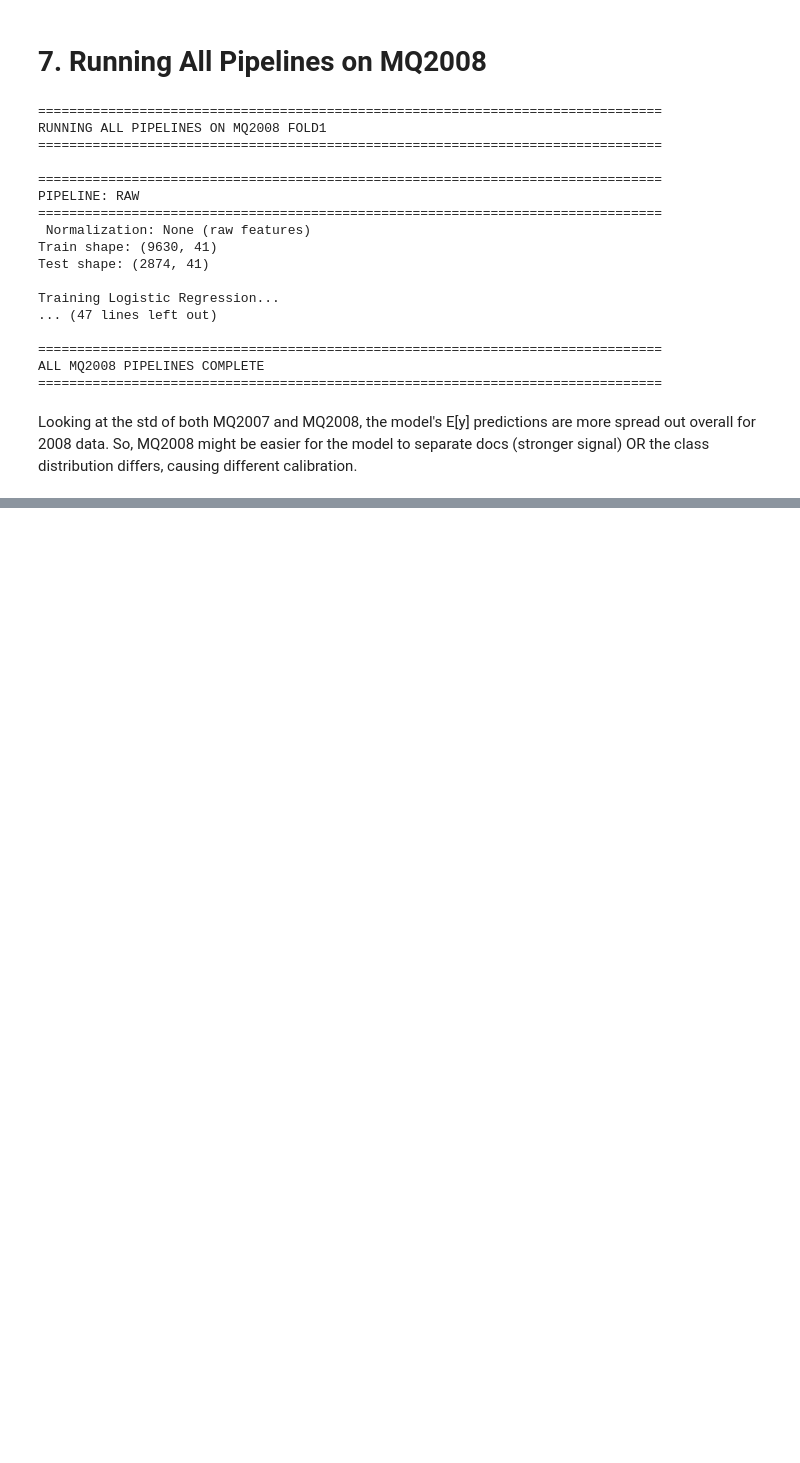
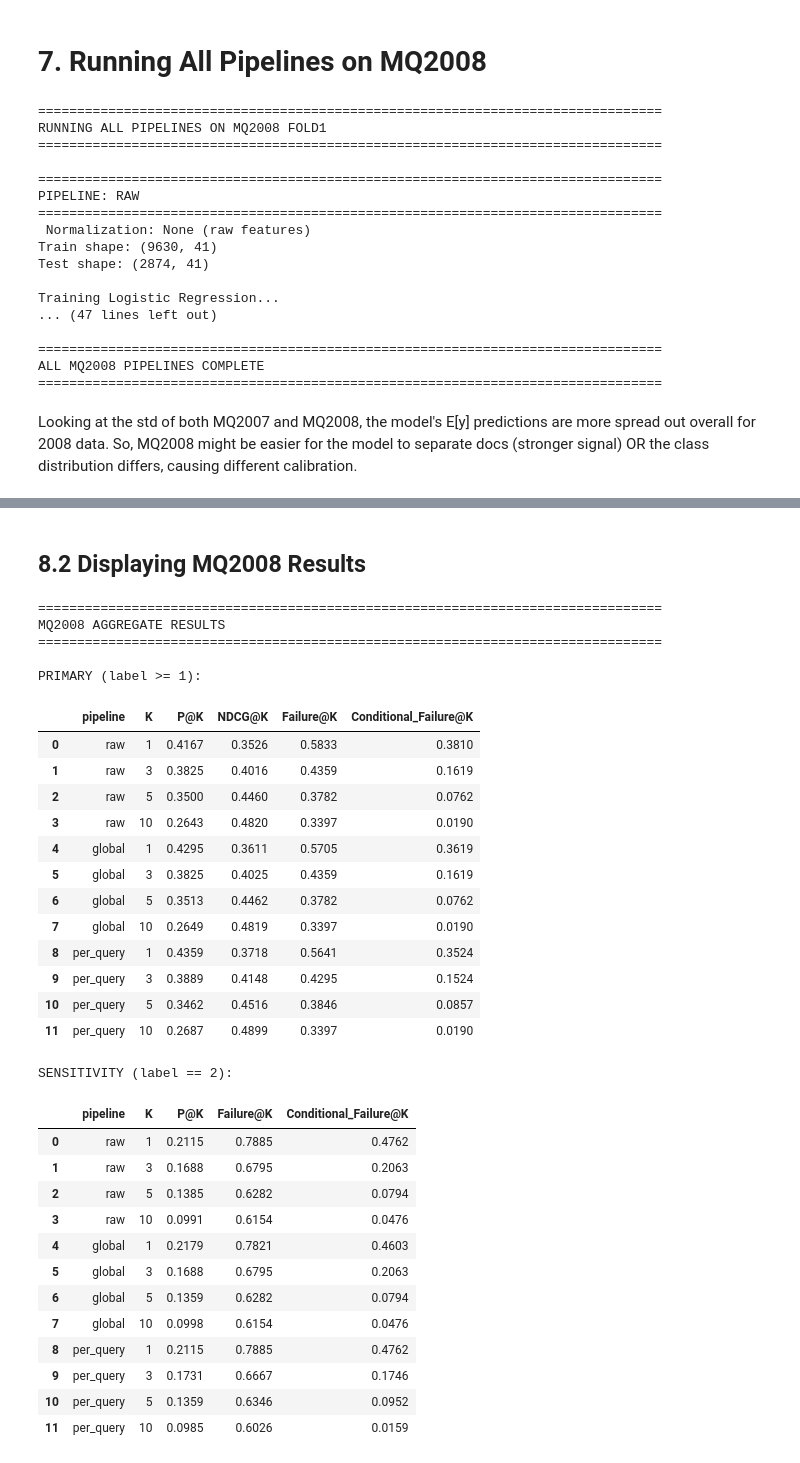
Before and after one commit to KushalMarahatta/Capstone_coding, a Jupyter notebook: notebooks/04_normalization_experiments.ipynb, the cells around one changed output, grey strips where cells are left out. Saved outputs shown, nothing was run; the diff lists cells and outputs as text; code cells hidden in the pictures; blank space fills up the shorter version.

```diff
--- a/notebooks/04_normalization_experiments.ipynb
+++ b/notebooks/04_normalization_experiments.ipynb
@@ -661,0 +810,45 @@ Looking at the std of both MQ2007 and MQ2008, the model's E[y] predictions are m
+# %% [markdown]
+## 8.2 Displaying MQ2008 Results
+# %%
+print("="*80)
+print("MQ2008 AGGREGATE RESULTS")
+print("="*80)
+
+print("\nPRIMARY (label >= 1):")
+display(agg_primary_2008[['pipeline', 'K', 'P@K', 'NDCG@K', 'Failure@K', 'Conditional_Failure@K']])
+
+print("\nSENSITIVITY (label == 2):")
+display(agg_sensitivity_2008[['pipeline', 'K', 'P@K', 'Failure@K', 'Conditional_Failure@K']])
+# %% [output]
+================================================================================
+MQ2008 AGGREGATE RESULTS
+================================================================================
+
+PRIMARY (label >= 1):
+|  | pipeline | K | P@K | NDCG@K | Failure@K | Conditional_Failure@K |
+| 0 | raw | 1 | 0.4167 | 0.3526 | 0.5833 | 0.3810 |
+| 1 | raw | 3 | 0.3825 | 0.4016 | 0.4359 | 0.1619 |
+| 2 | raw | 5 | 0.3500 | 0.4460 | 0.3782 | 0.0762 |
+| 3 | raw | 10 | 0.2643 | 0.4820 | 0.3397 | 0.0190 |
+| 4 | global | 1 | 0.4295 | 0.3611 | 0.5705 | 0.3619 |
+| 5 | global | 3 | 0.3825 | 0.4025 | 0.4359 | 0.1619 |
+| 6 | global | 5 | 0.3513 | 0.4462 | 0.3782 | 0.0762 |
+| 7 | global | 10 | 0.2649 | 0.4819 | 0.3397 | 0.0190 |
+| 8 | per_query | 1 | 0.4359 | 0.3718 | 0.5641 | 0.3524 |
+| 9 | per_query | 3 | 0.3889 | 0.4148 | 0.4295 | 0.1524 |
+| 10 | per_query | 5 | 0.3462 | 0.4516 | 0.3846 | 0.0857 |
+| 11 | per_query | 10 | 0.2687 | 0.4899 | 0.3397 | 0.0190 |
+SENSITIVITY (label == 2):
+|  | pipeline | K | P@K | Failure@K | Conditional_Failure@K |
+| 0 | raw | 1 | 0.2115 | 0.7885 | 0.4762 |
+| 1 | raw | 3 | 0.1688 | 0.6795 | 0.2063 |
+| 2 | raw | 5 | 0.1385 | 0.6282 | 0.0794 |
+| 3 | raw | 10 | 0.0991 | 0.6154 | 0.0476 |
+| 4 | global | 1 | 0.2179 | 0.7821 | 0.4603 |
+| 5 | global | 3 | 0.1688 | 0.6795 | 0.2063 |
+| 6 | global | 5 | 0.1359 | 0.6282 | 0.0794 |
+| 7 | global | 10 | 0.0998 | 0.6154 | 0.0476 |
+| 8 | per_query | 1 | 0.2115 | 0.7885 | 0.4762 |
+| 9 | per_query | 3 | 0.1731 | 0.6667 | 0.1746 |
+| 10 | per_query | 5 | 0.1359 | 0.6346 | 0.0952 |
+| 11 | per_query | 10 | 0.0985 | 0.6026 | 0.0159 |
```
Also changed, not shown: parts of 7 cells of this notebook.
